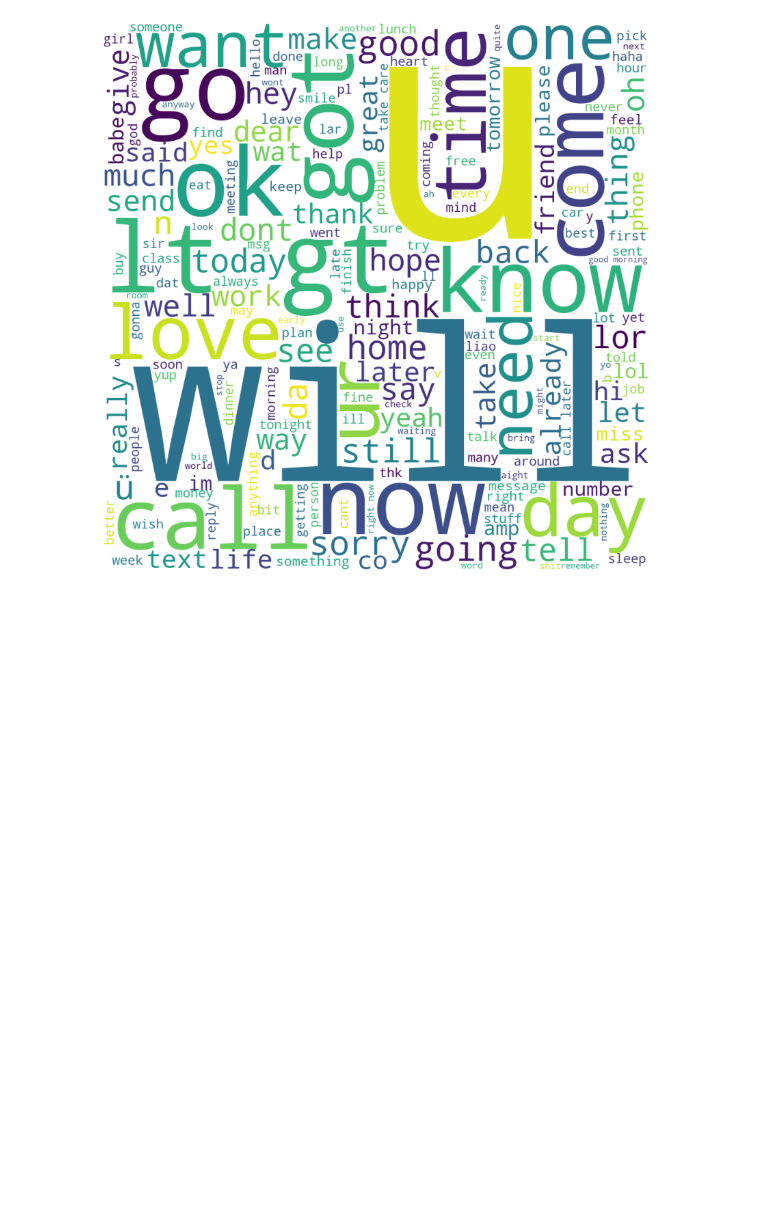
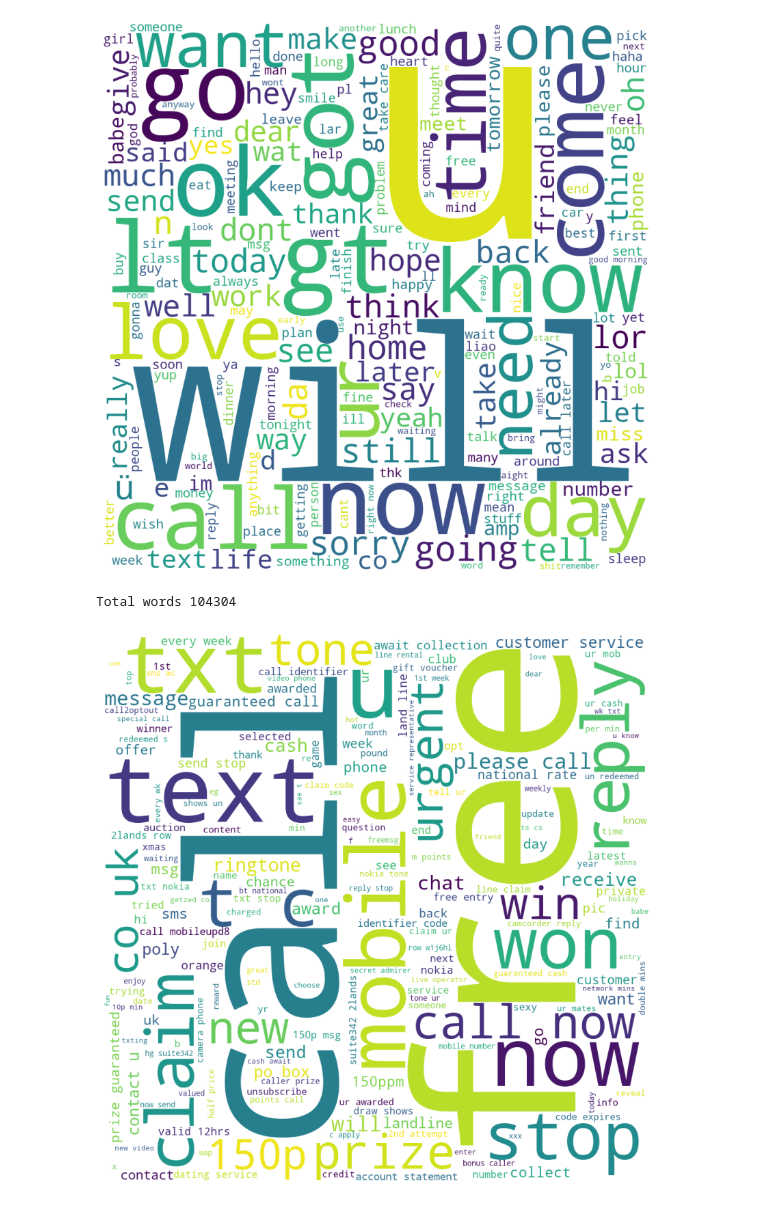
Before and after one commit to Gabriel-Dee/SPAM-Message-Detection, a Jupyter notebook: Spam Message Detection.ipynb, the cells around one changed output. Saved outputs shown, nothing was run; the diff lists cells and outputs as text; code cells hidden in the pictures; blank space fills up the shorter version.

```diff
--- a/Spam Message Detection.ipynb
+++ b/Spam Message Detection.ipynb
@@ -145,3 +145,28 @@ plt.show()
 # %% [output]
 Total words 349132
 [figure]
+# %%
+# visualize spam labeled sms
+cloud_stopwords = set(STOPWORDS)
+spam_words = collect_words(data, label="spam")
+
+print("Total words {}".format(len(spam_words)))
+
+wordcloud = WordCloud(
+    width=1000,
+    height=1000,
+    background_color="white",
+    stopwords=cloud_stopwords,
+    min_font_size=10,
+).generate(spam_words)
+
+# plot the WordCloud image
+plt.figure(figsize=(10, 8), facecolor=None)
+plt.imshow(wordcloud)
+plt.axis("off")
+plt.tight_layout(pad=0)
+
+plt.show()
+# %% [output]
+Total words 104304
+[figure, added]
```
